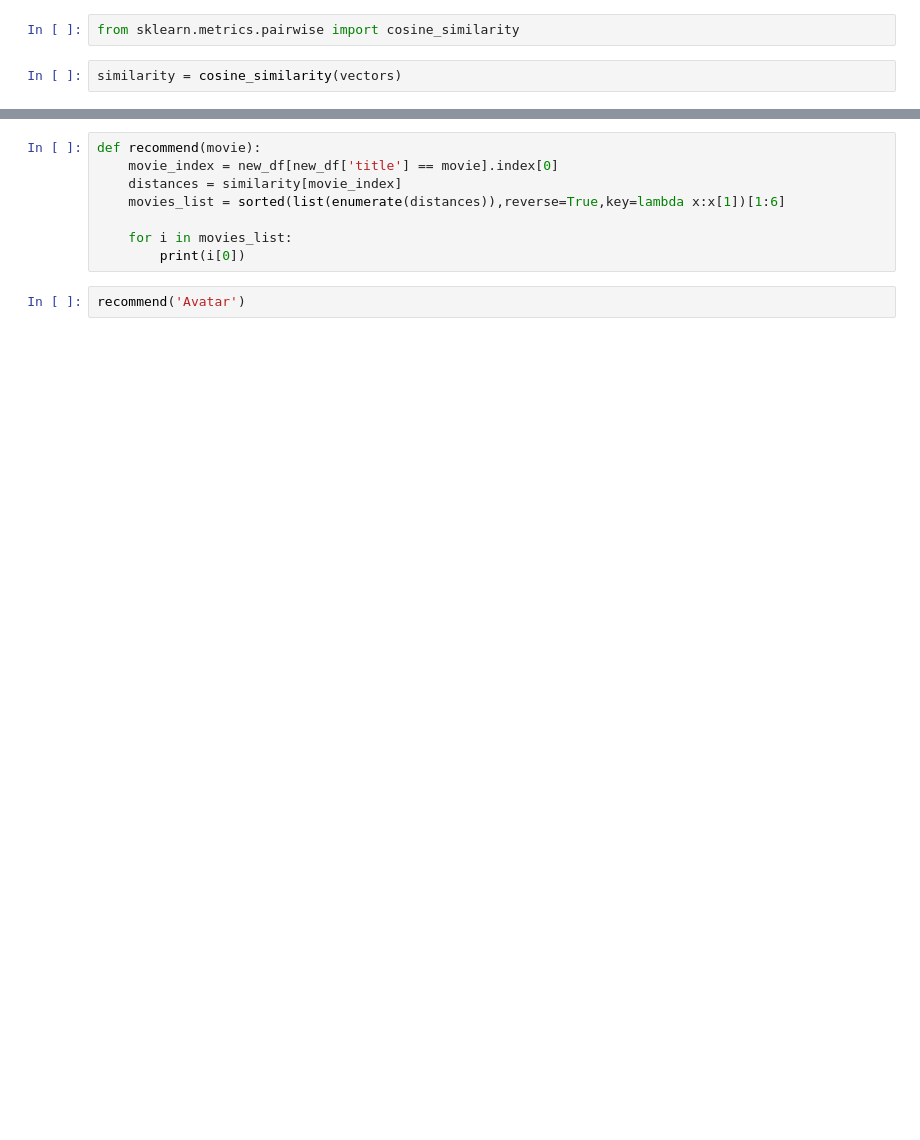
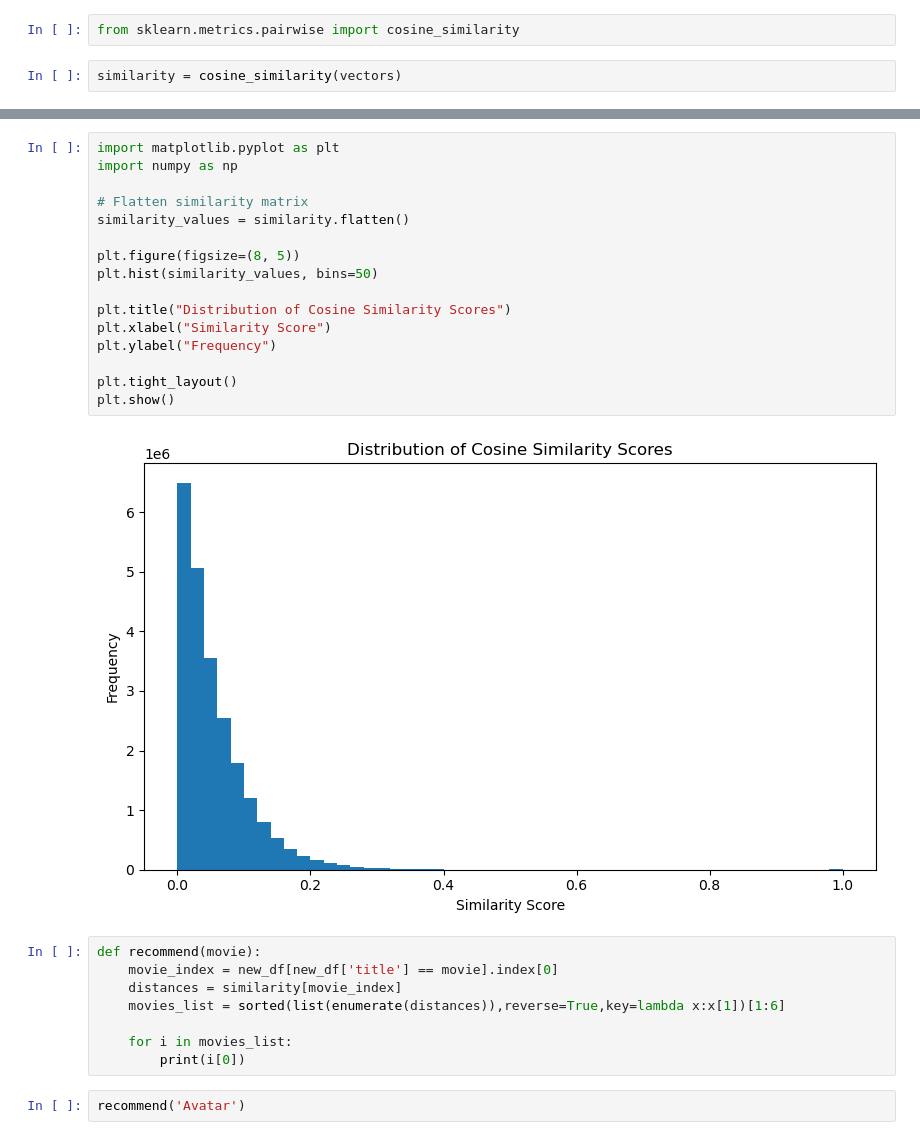
Before and after one commit to student-SanghitaRoy/Movie-Recommendation-System, a Jupyter notebook: movie recommender system.ipynb, the cells around one changed output, grey strips where cells are left out. Drawn from its saved outputs; the diff is of its cells as text; blank space fills up the shorter version.

```diff
--- a/movie recommender system.ipynb
+++ b/movie recommender system.ipynb
@@ -171,3 +471,21 @@ sorted(list(enumerate(similarity[0])),reverse=True, key=lambda x:x[1])[1:6]
+# %%
+import matplotlib.pyplot as plt
+import numpy as np
+
+# Flatten similarity matrix
+similarity_values = similarity.flatten()
+
+plt.figure(figsize=(8, 5))
+plt.hist(similarity_values, bins=50)
+
+plt.title("Distribution of Cosine Similarity Scores")
+plt.xlabel("Similarity Score")
+plt.ylabel("Frequency")
+
+plt.tight_layout()
+plt.show()
+# %% [output]
+[figure, added]
 # %%
 def recommend(movie):
     movie_index = new_df[new_df['title'] == movie].index[0]
```
Also changed, not shown: parts of 53 cells of this notebook.
